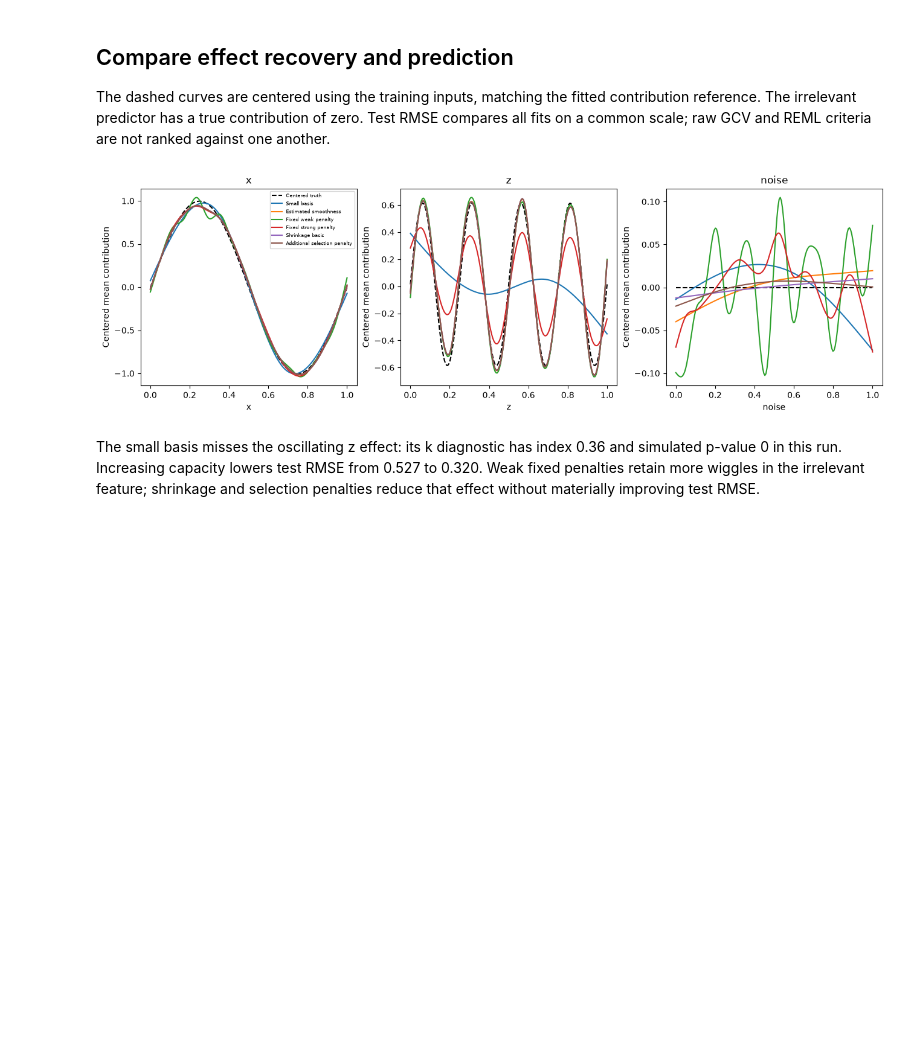
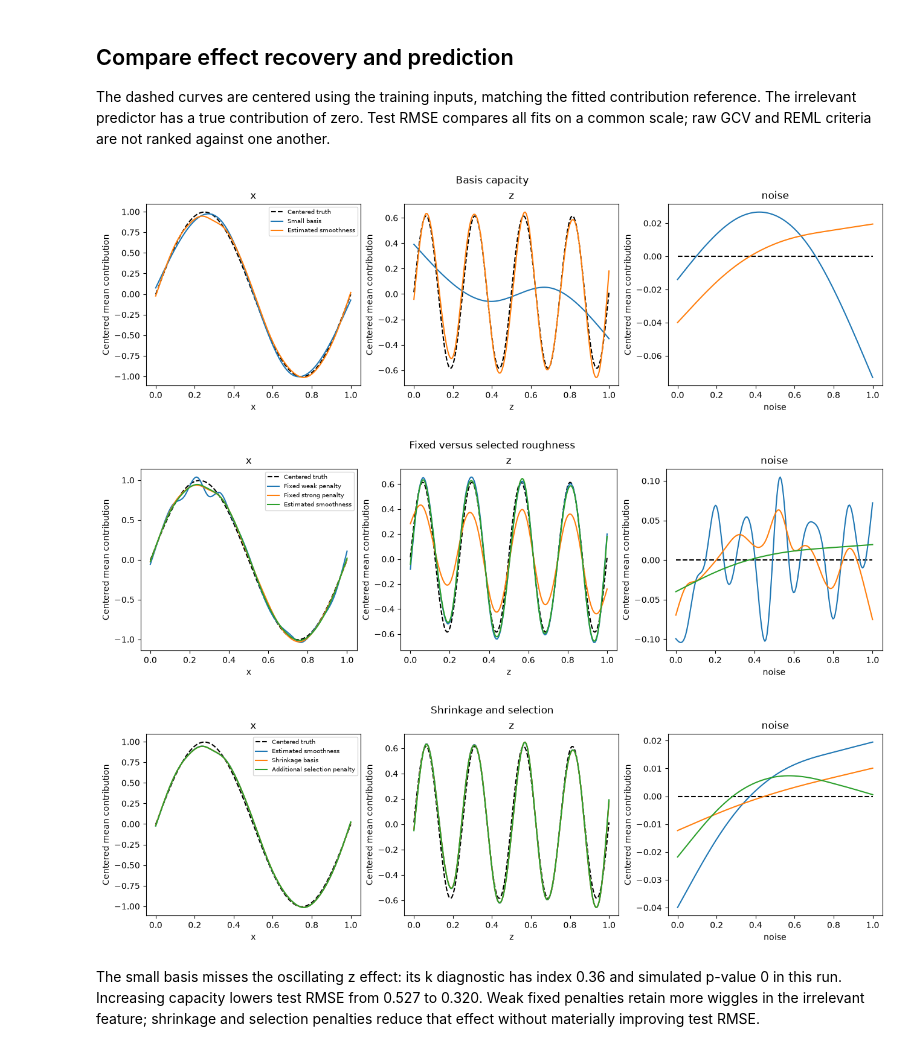
Before and after one commit to OpenTabular/NAMpy, a Jupyter notebook: docs/notebooks/smoothness_selection.ipynb, the cells around one changed output. Drawn from its saved outputs; the diff is of its cells as text; code cells hidden in the pictures; blank space fills up the shorter version.

```diff
--- a/docs/notebooks/smoothness_selection.ipynb
+++ b/docs/notebooks/smoothness_selection.ipynb
@@ -60,9 +60,15 @@ The shrinkage basis and `select=True` are separate models here.
 models["Shrinkage basis"] = GAM(formula=formula.replace("'cr'", "'cs'"), smoothing_method="reml", optimize_smoothing=True).fit(train)
 models["Additional selection penalty"] = GAM(formula=formula, select=True, smoothing_method="reml", optimize_smoothing=True).fit(train)
 rows = []
+penalties = []
 for name, model in models.items():
     result = model.fit_result()
+    noise_edf = sum(term.edf for term in result.term_results if term.label.startswith("s(noise,"))
     rows.append({"Model": name, "Test RMSE": mean_squared_error(test.y, model.predict(test))**.5,
-                 "Total EDF": result.edf_total, "Smoothing parameters": np.array2string(np.asarray(result.smoothing_params), precision=3)})
-pd.DataFrame(rows).style.hide(axis="index").format({"Test RMSE": "{:.3f}", "Total EDF": "{:.2f}"})
+                 "Total EDF": result.edf_total, "Irrelevant-feature EDF": noise_edf})
+    for term in result.term_results:
+        for penalty, value in enumerate(term.smoothing_values):
+            penalties.append({"Model": name, "Term": term.label, "Penalty within term": penalty + 1,
+                              "Smoothing parameter": value})
+pd.DataFrame(rows).style.hide(axis="index").format(precision=3)
 # %% [output]
@@ -78,24 +104,34 @@ pd.DataFrame(rows).style.hide(axis="index").format({"Test RMSE": "{:.3f}", "Tota
 
 The dashed curves are centered using the training inputs, matching the fitted contribution reference. The irrelevant predictor has a true contribution of zero. Test RMSE compares all fits on a common scale; raw GCV and REML criteria are not ranked against one another.
 # %%
-figure, axes = plt.subplots(1, 3, figsize=(13, 4), constrained_layout=True)
 values = np.linspace(0, 1, 180)
-for axis, feature in zip(axes, functions):
-    grid = pd.DataFrame({name: np.full(len(values), train[name].median()) for name in functions})
-    grid[feature] = values
-    axis.plot(values, functions[feature](values) - functions[feature](train[feature]).mean(), "k--", label="Centered truth")
-    for name, model in models.items():
-        result = model.fit_result()
-        terms = np.asarray(model.predict(grid, type="terms"))
-        reference_terms = np.asarray(model.predict(train, type="terms"))
-        columns = [i for i, term in enumerate(result.term_results) if term.label.startswith(f"s({feature},")]
-        effect = (terms[:, columns] - reference_terms[:, columns].mean(axis=0)).sum(axis=1)
-        axis.plot(values, effect, label=name)
-    axis.set(title=feature, xlabel=feature, ylabel="Centered mean contribution")
-axes[0].legend(fontsize=6)
-plt.show()
-plt.close(figure)
+comparisons = {
+    "Basis capacity": ["Small basis", "Estimated smoothness"],
+    "Fixed versus selected roughness": ["Fixed weak penalty", "Fixed strong penalty", "Estimated smoothness"],
+    "Shrinkage and selection": ["Estimated smoothness", "Shrinkage basis", "Additional selection penalty"],
+}
+for title, selected_names in comparisons.items():
+    figure, axes = plt.subplots(1, 3, figsize=(13, 4), constrained_layout=True)
+    figure.suptitle(title)
+    for axis, feature in zip(axes, functions):
+        grid = pd.DataFrame({name: np.full(len(values), train[name].median()) for name in functions})
+        grid[feature] = values
+        axis.plot(values, functions[feature](values) - functions[feature](train[feature]).mean(), "k--", label="Centered truth")
+        for name in selected_names:
+            model = models[name]
+            result = model.fit_result()
+            terms = np.asarray(model.predict(grid, type="terms"))
+            reference_terms = np.asarray(model.predict(train, type="terms"))
+            columns = [i for i, term in enumerate(result.term_results) if term.label.startswith(f"s({feature},")]
+            effect = (terms[:, columns] - reference_terms[:, columns].mean(axis=0)).sum(axis=1)
+            axis.plot(values, effect, label=name)
+        axis.set(title=feature, xlabel=feature, ylabel="Centered mean contribution")
+    axes[0].legend(fontsize=7)
+    plt.show()
+    plt.close(figure)
 # %% [output]
-[figure, old version]
+[figure, new version]
+[figure, added]
+[figure, added]
 # %% [markdown]
 The small basis misses the oscillating z effect: its k diagnostic has index 0.36 and simulated p-value 0 in this run. Increasing capacity lowers test RMSE from 0.527 to 0.320. Weak fixed penalties retain more wiggles in the irrelevant feature; shrinkage and selection penalties reduce that effect without materially improving test RMSE.
```
Also changed, not shown: parts of 2 cells of this notebook, 51 other files.
